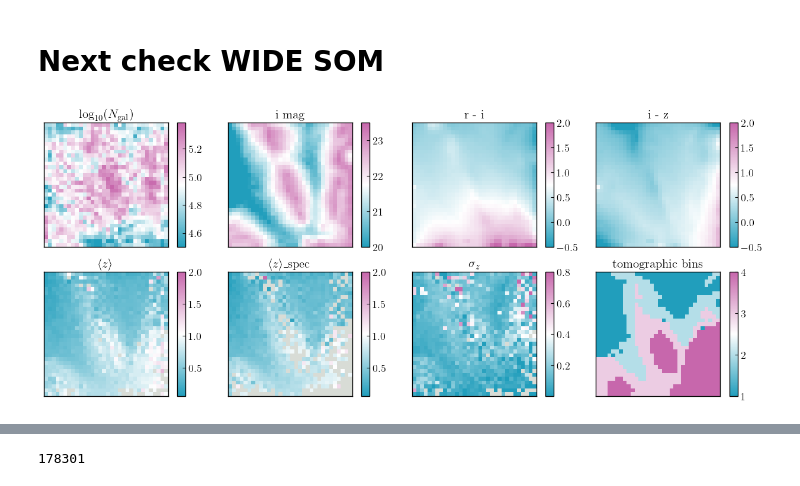
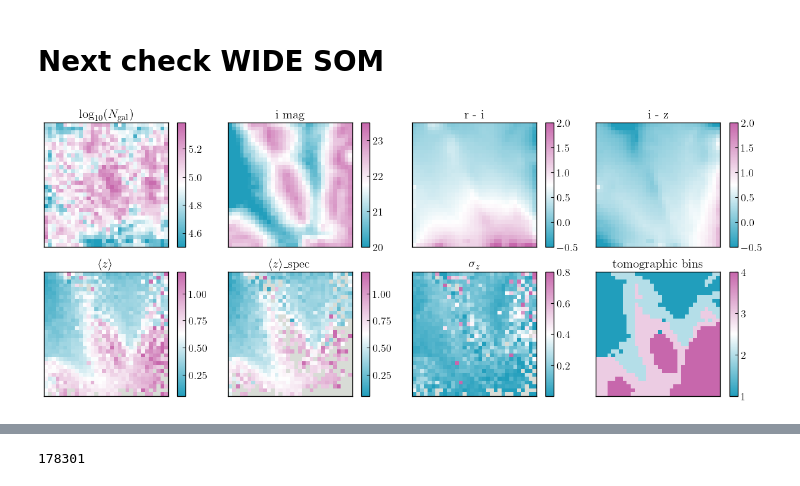
Before and after one commit to DhayaaAnbajagane/CosmicShearPhotoZ, a Jupyter notebook: paper_plots/Check_SOMs.ipynb, the cells around one changed output, grey strips where cells are left out. Saved outputs shown, nothing was run; the diff lists cells and outputs as text; code cells hidden in the pictures.

Commit message:
Update plot

```diff
--- a/paper_plots/Check_SOMs.ipynb
+++ b/paper_plots/Check_SOMs.ipynb
@@ -32,8 +32,8 @@ custom_cmap.set_bad(color = 'xkcd:light gray')
 # %% [markdown]
 # First check DEEP SOM
 # %%
-deep_cell = np.load('/project/chihway/dhayaa/DECADE/SOMPZ/Runs/20240408/collated_deep_classifier.npy')
-deep_id   = np.load('/project/chihway/dhayaa/DECADE/SOMPZ/Runs/20240408/DEEP_DATA_ID.npy')
+deep_cell = np.load('/project/chihway/dhayaa/DECADE/SOMPZ/Runs/20241113/collated_deep_classifier.npy')
+deep_id   = np.load('/project/chihway/dhayaa/DECADE/SOMPZ/Runs/20241113/DEEP_DATA_ID.npy')
 df_cat    = pd.read_csv('/project/chihway/dhayaa/DECADE/Redshift_files/deepfields_raw_with_redshifts_20240723.csv.gz')
 df_cat    = pd.merge(df_cat, pd.DataFrame({'ID' : deep_id, 'cell' : deep_cell.astype(int)}),
                      on = 'ID', how = 'inner', validate = '1:1')
@@ -91,13 +91,13 @@ plt.show()
 # %% [markdown]
 # Next check WIDE SOM
 # %%
-wide_cell = np.load('/project/chihway/dhayaa/DECADE/SOMPZ/Runs/20240408/collated_wide_classifier.npy').astype(int)
-wide_flux = np.load('/project/chihway/dhayaa/DECADE/SOMPZ/Runs/20240408/WIDE_DATA_FLUX.npy')
+wide_cell = np.load('/project/chihway/dhayaa/DECADE/SOMPZ/Runs/20241113/collated_wide_classifier.npy').astype(int)
+wide_flux = np.load('/project/chihway/dhayaa/DECADE/SOMPZ/Runs/20241113/WIDE_DATA_FLUX.npy')
 
-brog_cell = np.load('/project/chihway/dhayaa/DECADE/SOMPZ/Runs/20240408/collated_balrog_classifier.npy').astype(int)
-brog_ID   = np.load('/project/chihway/dhayaa/DECADE/SOMPZ/Runs/20240408/BALROG_DATA_ID.npy')
-brog_ra   = np.load('/project/chihway/dhayaa/DECADE/SOMPZ/Runs/20240408/BALROG_DATA_TRUE_RA.npy')
-brog_dec  = np.load('/project/chihway/dhayaa/DECADE/SOMPZ/Runs/20240408/BALROG_DATA_TRUE_DEC.npy')
+brog_cell = np.load('/project/chihway/dhayaa/DECADE/SOMPZ/Runs/20241113/collated_balrog_classifier.npy').astype(int)
+brog_ID   = np.load('/project/chihway/dhayaa/DECADE/SOMPZ/Runs/20241113/BALROG_DATA_ID.npy')
+brog_ra   = np.load('/project/chihway/dhayaa/DECADE/SOMPZ/Runs/20241113/BALROG_DATA_TRUE_RA.npy')
+brog_dec  = np.load('/project/chihway/dhayaa/DECADE/SOMPZ/Runs/20241113/BALROG_DATA_TRUE_DEC.npy')
 
 with h5py.File('/project/chihway/dhayaa/DECADE/BalrogOfTheDECADE_20240123.hdf5', 'r') as f:
     mask  = np.isfinite(f['ra'][:])
@@ -148,7 +148,7 @@ a    = b_cat['Z'][:]
 m    = (b_cat['Z'][:] > 0) & (b_cat['SOURCE'][:])
 SOM  = np.bincount(b_cat.cell.values[m], weights = a[m])/np.bincount(b_cat.cell.values[m])
 SOM  = np.where(np.isfinite(SOM), SOM, np.NaN)
-m = ax[bins].imshow(SOM.reshape(32, 32), cmap = custom_cmap, vmin = 0.05, vmax = 2)
+m = ax[bins].imshow(SOM.reshape(32, 32), cmap = custom_cmap, vmin = 0.05, vmax = 1.2)
 plt.colorbar(m, ax = ax[bins], shrink = shrink, aspect = aspect)
 ax[bins].set_title(r'$\langle z \rangle$', size = 15)
 
@@ -157,36 +157,36 @@ a    = b_cat['Z'][:]
 m    = (b_cat['Z'][:] > 0) & ((b_cat['SOURCE'][:] == 'C3R2') |
                               (b_cat['SOURCE'][:] == 'ZCOSMOS') |
                               (b_cat['SOURCE'][:] == 'VIPERS') |
                               (b_cat['SOURCE'][:] == 'VVDS')
                              )
 SOM  = np.bincount(b_cat.cell.values[m], weights = a[m], minlength = 32**2)/np.bincount(b_cat.cell.values[m], minlength = 32**2)
 SOM  = np.where(np.isfinite(SOM), SOM, np.NaN)
-m = ax[bins].imshow(SOM.reshape(32, 32), cmap = custom_cmap, vmin = 0.05, vmax = 2)
+m = ax[bins].imshow(SOM.reshape(32, 32), cmap = custom_cmap, vmin = 0.05, vmax = 1.2)
 plt.colorbar(m, ax = ax[bins], shrink = shrink, aspect = aspect)
 ax[bins].set_title(r'$\langle z \rangle$_spec', size = 15)
 
 bins = (1,2)
 a    = b_cat['Z'][:]
 m    = (b_cat['Z'][:] > 0)
 z_m  = np.bincount(b_cat.cell.values[m], weights = a[m]) / np.bincount(b_cat.cell.values[m])
 SOM  = np.bincount(b_cat.cell.values[m], weights = (a[m] - z_m[b_cat.cell.values[m]])**2)/np.bincount(b_cat.cell.values[m])
 SOM  = np.sqrt(SOM)
 SOM  = np.where(np.isfinite(SOM), SOM, np.NaN)
 m = ax[bins].imshow(SOM.reshape(32, 32), cmap = custom_cmap, vmin = 0.001, vmax = 0.8)
 plt.colorbar(m, ax = ax[bins], shrink = shrink, aspect = aspect)
 ax[bins].set_title(r'$\sigma_z$', size = 15)
 
 
 bins = (1,3)
-SOM  = np.load('/project/chihway/dhayaa/DECADE/SOMPZ/Runs/20240408/TomoBinAssign.npy') + 1
+SOM  = np.load('/project/chihway/dhayaa/DECADE/SOMPZ/Runs/20241113/TomoBinAssign.npy') + 1
 m = ax[bins].imshow(SOM.reshape(32, 32), cmap = custom_cmap, vmin = 1, vmax = 4)
 plt.colorbar(m, ax = ax[bins], shrink = shrink, aspect = aspect)
 ax[bins].set_title(r'tomographic bins', size = 15)
 
 plt.savefig('./WideSOM.pdf', dpi = 300, bbox_inches = 'tight')
 plt.show()
 # %% [output]
-[figure, old version]
+[figure, new version]
 # %%
 deep_cell = np.load('/project/chihway/dhayaa/DECADE/SOMPZ/Runs/20240408/collated_deep_classifier.npy')
 deep_id   = np.load('/project/chihway/dhayaa/DECADE/SOMPZ/Runs/20240408/DEEP_DATA_ID.npy')
```
